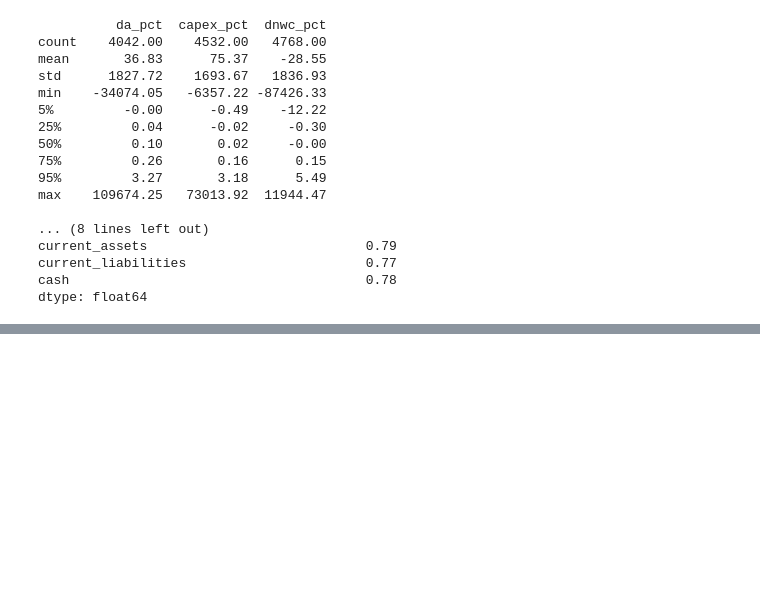
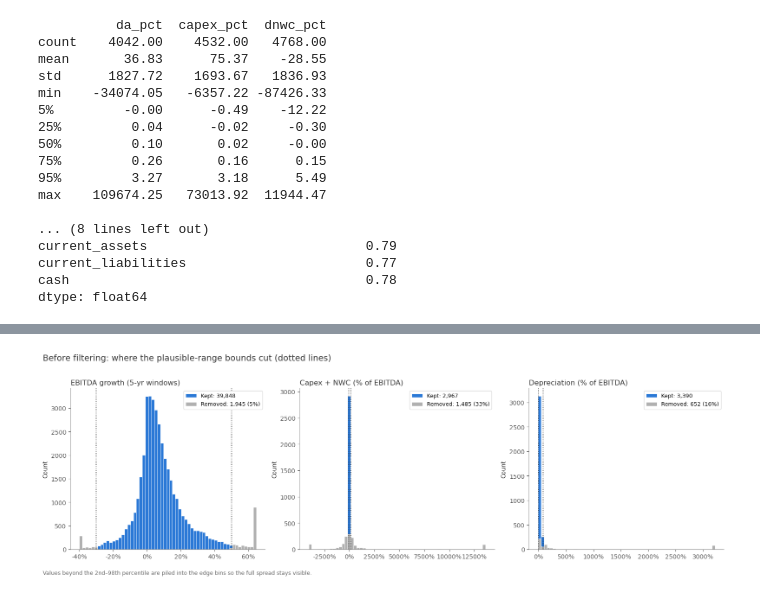
Before and after one commit to letitias/orie4999_lboresearch, a Jupyter notebook: dewey_data_exploration.ipynb, the cells around one changed output, grey strips where cells are left out. Cells and saved outputs as stored; diff of their text form; code cells hidden in the pictures; blank space fills up the shorter version.

```diff
--- a/dewey_data_exploration.ipynb
+++ b/dewey_data_exploration.ipynb
@@ -184,0 +251,34 @@ dtype: float64
+# %%
+RAW = [  # (pre-filter values, title, (lower bound, upper bound))
+    (all_growth,                  "EBITDA growth (5-yr windows)", (-0.30, 0.50)),
+    (per_co_all["capex_nwc_pct"], "Capex + NWC (% of EBITDA)",    (-0.50, 1.50)),
+    (per_co_all["da_pct"],        "Depreciation (% of EBITDA)",   (0.00, 0.80)),
+]
+fig, axes = plt.subplots(1, 3, figsize=(16, 4.8))
+for ax, (s, title, (b_lo, b_hi)) in zip(axes, RAW):
+    x = pd.Series(s).replace([np.inf, -np.inf], np.nan).dropna()
+    kept = x.between(b_lo, b_hi)
+    view_lo, view_hi = np.percentile(x, [2, 98])
+    view_lo, view_hi = min(view_lo, b_lo - 0.1), max(view_hi, b_hi + 0.1)
+    bins = np.linspace(view_lo, view_hi, 60)
+    xc = x.clip(view_lo, view_hi)
+    ax.hist(xc[kept], bins=bins, color=DATA_C, edgecolor="white", linewidth=0.6,
+            label=f"Kept: {kept.sum():,}")
+    ax.hist(xc[~kept], bins=bins, color="#b0b0b0", edgecolor="white", linewidth=0.6,
+            label=f"Removed: {(~kept).sum():,} ({(~kept).mean():.0%})")
+    for b in (b_lo, b_hi):
+        ax.axvline(b, color=INK, ls=":", lw=1.2)
+    ax.set_title(title, fontsize=12, color=INK, loc="left")
+    ax.xaxis.set_major_formatter(plt.FuncFormatter(pct))
+    ax.set_ylabel("Count")
+    ax.legend(loc="upper right", fontsize=9, frameon=True, facecolor="white",
+              edgecolor="#dddddd", framealpha=0.95)
+fig.suptitle("Before filtering: where the plausible-range bounds cut (dotted lines)",
+             fontsize=14, color=INK, x=0.01, ha="left", y=1.02)
+fig.text(0.01, -0.04, "Values beyond the 2nd–98th percentile are piled into the edge bins so the full spread stays visible.",
+         fontsize=9, color="#666")
+plt.tight_layout()
+fig.savefig("results/hist_before_filter.png", dpi=200, bbox_inches="tight", facecolor="white")
+plt.show()
+# %% [output]
+[figure, added]
```
Also changed, not shown: parts of 3 cells of this notebook, 5 other files.
